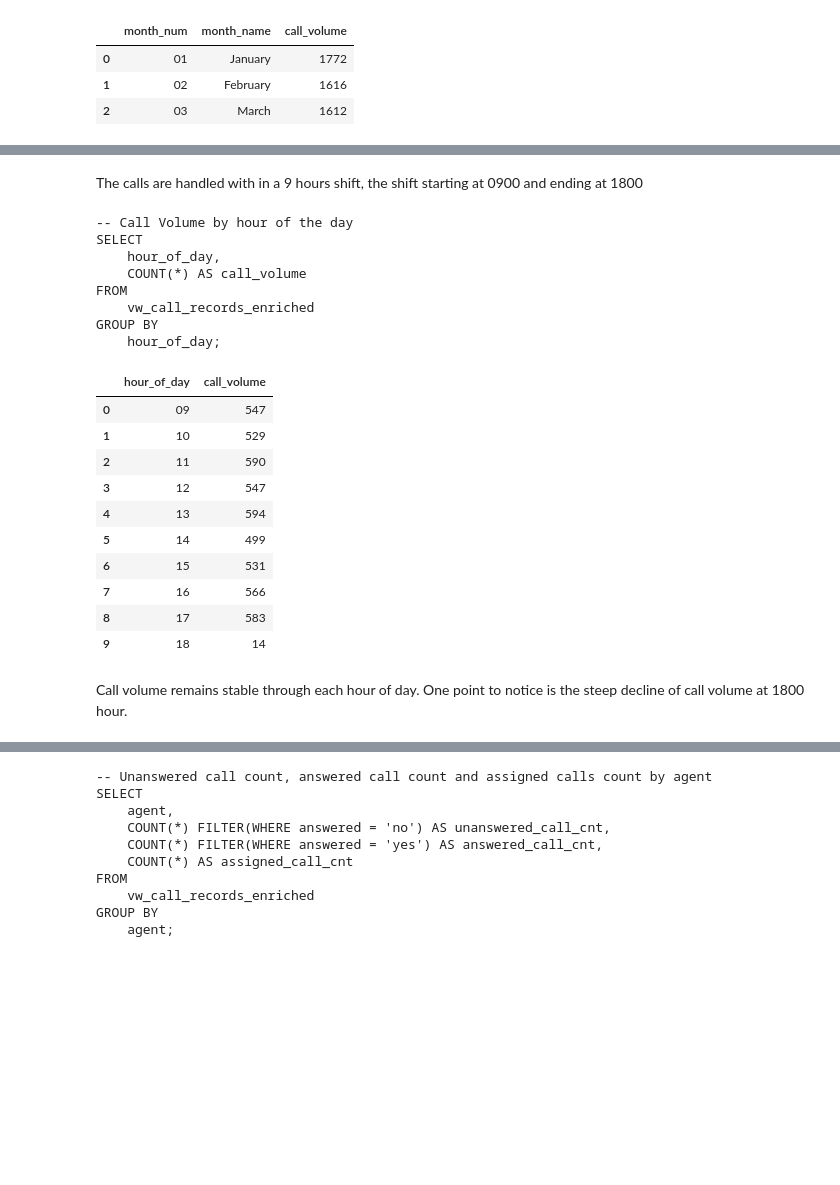
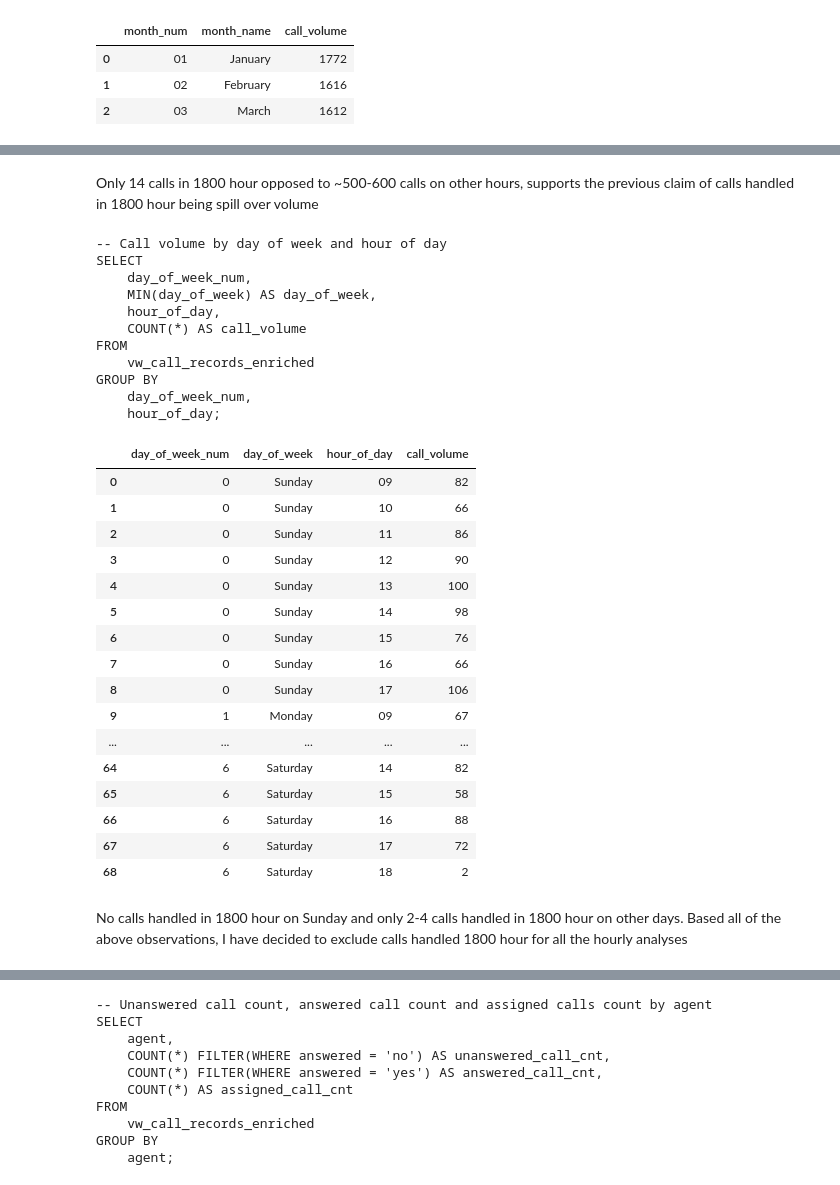
Before and after one commit to Ashish-Krishna-K/call-center-staffing-analytics, a Jupyter notebook: notebooks/02_exploratory_checks.ipynb, the cells around one changed output, grey strips where cells are left out. Saved outputs shown, nothing was run; the diff lists cells and outputs as text; code cells hidden in the pictures; blank space fills up the shorter version.

```diff
--- a/notebooks/02_exploratory_checks.ipynb
+++ b/notebooks/02_exploratory_checks.ipynb
@@ -16,3 +11,7 @@ conn
+# %%
+pd.set_option('display.max_rows', None)
+pd.set_option('display.max_columns', None)
+pd.set_option('display.max_colwidth', None)
 # %%
 script_name = '01_initial_checks.sql'
 script_path = Path.cwd().parent / "sql" / script_name
@@ -169,34 +157,39 @@ FROM
-# %% [markdown]
-The calls are handled with in a 9 hours shift, the shift starting at 0900 and ending at 1800
+# %% [markdown]
+Only 14 calls in 1800 hour opposed to ~500-600 calls on other hours, supports the previous claim of calls handled in 1800 hour being spill over volume
 # %%
-try:
-    query = next(query_iterator)
-    print(query.strip())
-    result = pd.read_sql_query(query.strip(), con=conn)
-except StopIteration:
-    print("Loop finished.")
-    result = None
+query = queries[5].strip()
+print(query)
+result = pd.read_sql_query(query, con=conn)
 display(result)
 # %% [output]
--- Call Volume by hour of the day
+-- Call volume by day of week and hour of day
 SELECT
+    day_of_week_num,
+    MIN(day_of_week) AS day_of_week,
     hour_of_day,
     COUNT(*) AS call_volume
 FROM
     vw_call_records_enriched
 GROUP BY
+    day_of_week_num,
     hour_of_day;
-|  | hour_of_day | call_volume |
-| 0 | 09 | 547 |
-| 1 | 10 | 529 |
-| 2 | 11 | 590 |
-| 3 | 12 | 547 |
-| 4 | 13 | 594 |
-| 5 | 14 | 499 |
-| 6 | 15 | 531 |
-| 7 | 16 | 566 |
-| 8 | 17 | 583 |
-| 9 | 18 | 14 |
+|  | day_of_week_num | day_of_week | hour_of_day | call_volume |
+| 0 | 0 | Sunday | 09 | 82 |
+| 1 | 0 | Sunday | 10 | 66 |
+| 2 | 0 | Sunday | 11 | 86 |
+| 3 | 0 | Sunday | 12 | 90 |
+| 4 | 0 | Sunday | 13 | 100 |
+| 5 | 0 | Sunday | 14 | 98 |
+| 6 | 0 | Sunday | 15 | 76 |
+| 7 | 0 | Sunday | 16 | 66 |
+| 8 | 0 | Sunday | 17 | 106 |
+| 9 | 1 | Monday | 09 | 67 |
+| ... | ... | ... | ... | ... |
+| 64 | 6 | Saturday | 14 | 82 |
+| 65 | 6 | Saturday | 15 | 58 |
+| 66 | 6 | Saturday | 16 | 88 |
+| 67 | 6 | Saturday | 17 | 72 |
+| 68 | 6 | Saturday | 18 | 2 |
-# %% [markdown]
-Call volume remains stable through each hour of day. One point to notice is the steep decline of call volume at 1800 hour.
+# %% [markdown]
+No calls handled in 1800 hour on Sunday and only 2-4 calls handled in 1800 hour on other days. Based all of the above observations, I have decided to exclude calls handled 1800 hour for all the hourly analyses
 # %%
```
Also changed, not shown: parts of 33 cells of this notebook.
